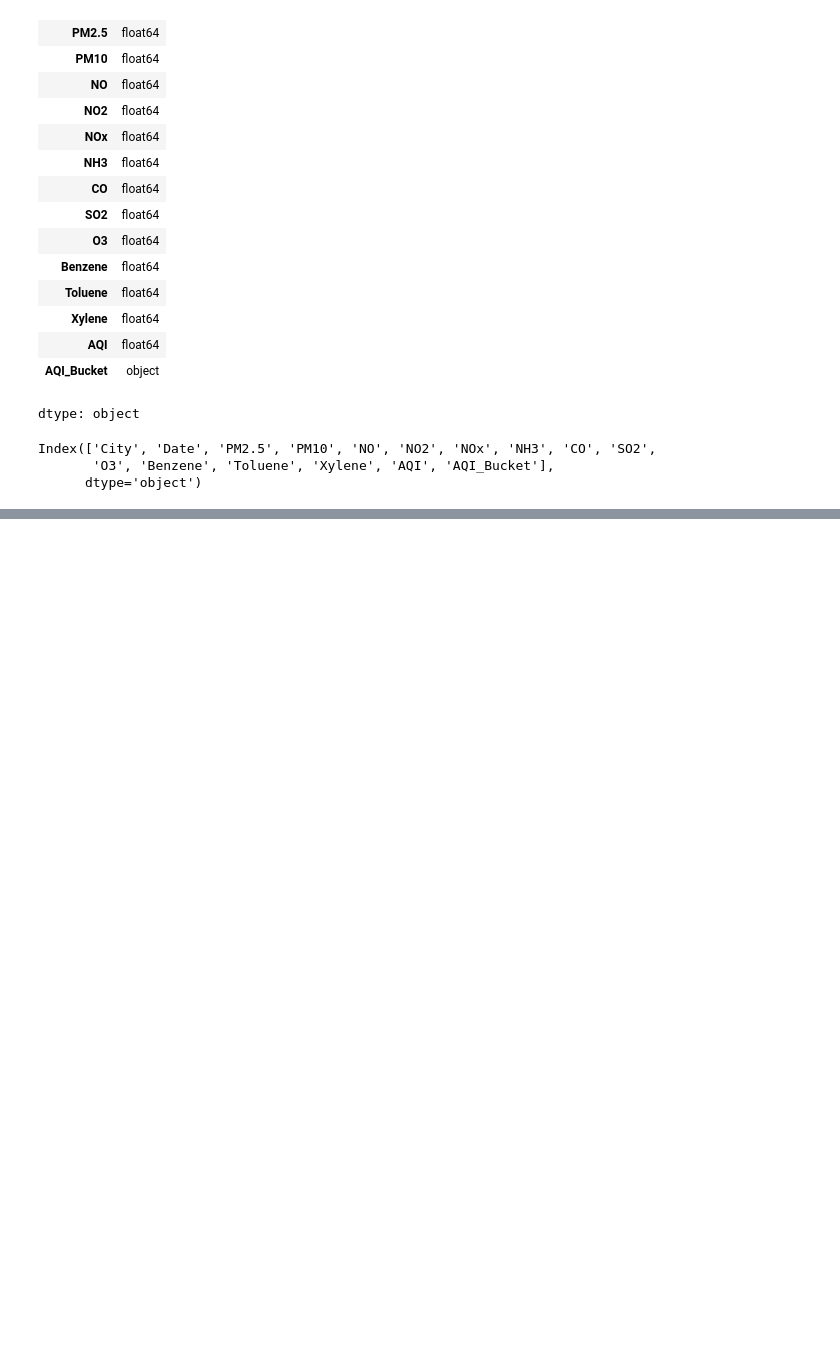
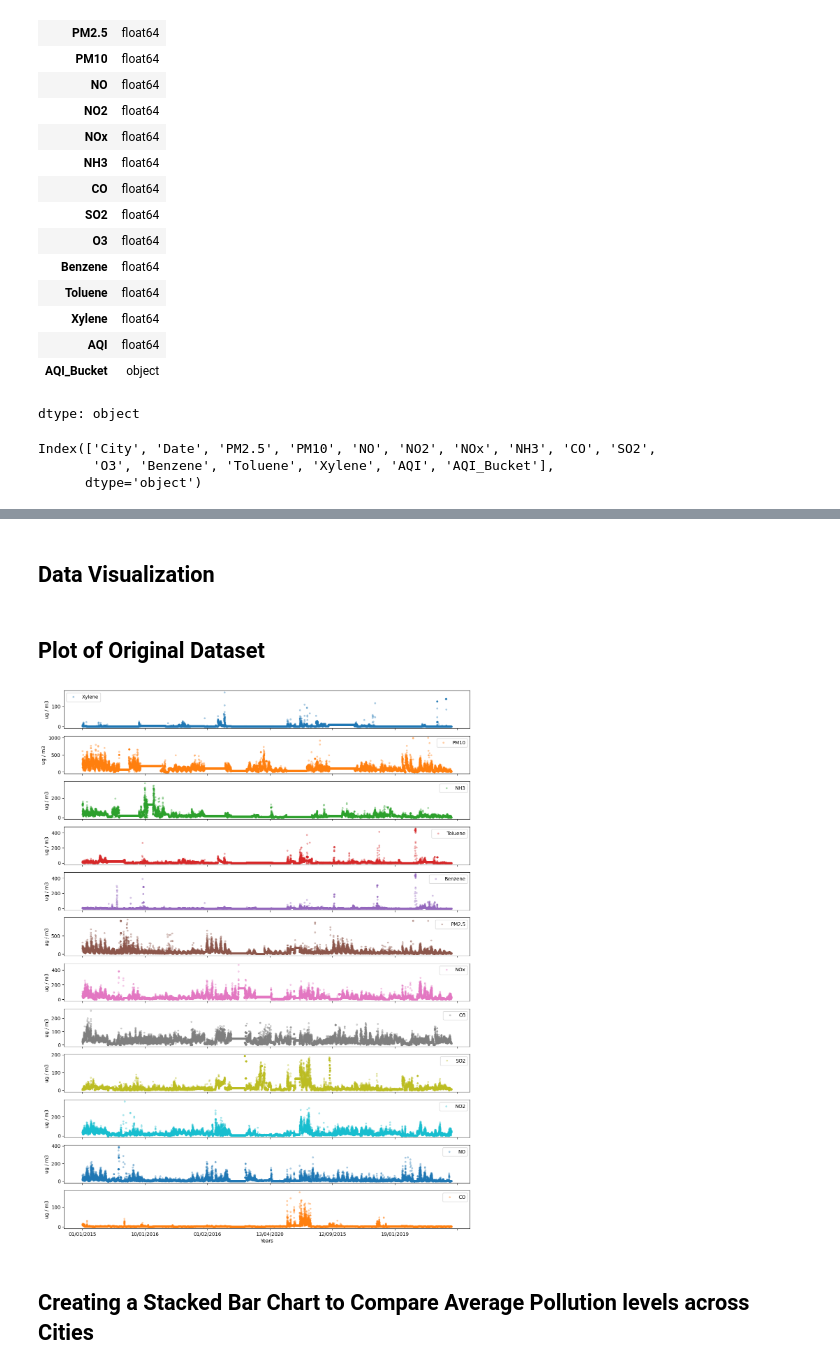
Before and after one commit to zukhrafarshadz-sudo/MyProject, a Jupyter notebook: ST20318986_CMP7005_Prac1.ipynb, the cells around one changed output, grey strips where cells are left out. Saved outputs shown, nothing was run; the diff lists cells and outputs as text; code cells hidden in the pictures; blank space fills up the shorter version.

```diff
--- a/ST20318986_CMP7005_Prac1.ipynb
+++ b/ST20318986_CMP7005_Prac1.ipynb
@@ -181,0 +563,15 @@ Index(['City', 'Date', 'PM2.5', 'PM10', 'NO', 'NO2', 'NOx', 'NH3', 'CO', 'SO2',
+# %% [markdown]
+## **Data Visualization**
+# %% [markdown]
+## Plot of Original Dataset
+# %%
+Pollutants = ['Xylene','PM10','NH3','Toluene','Benzene','PM2.5','NOx','O3','SO2','NO2','NO','CO']
+df.set_index('Date', inplace=True)
+axes = df[Pollutants].plot(marker='.', alpha=0.3, linestyle='None', subplots=True, figsize=(15, 20))
+for ax in axes:
+    ax.set_xlabel('Years')
+    ax.set_ylabel('ug / m3')
+# %% [output]
+[figure, added]
+# %% [markdown]
+## Creating a Stacked Bar Chart to Compare Average Pollution levels across Cities
```
Also changed, not shown: parts of 33 cells of this notebook.
